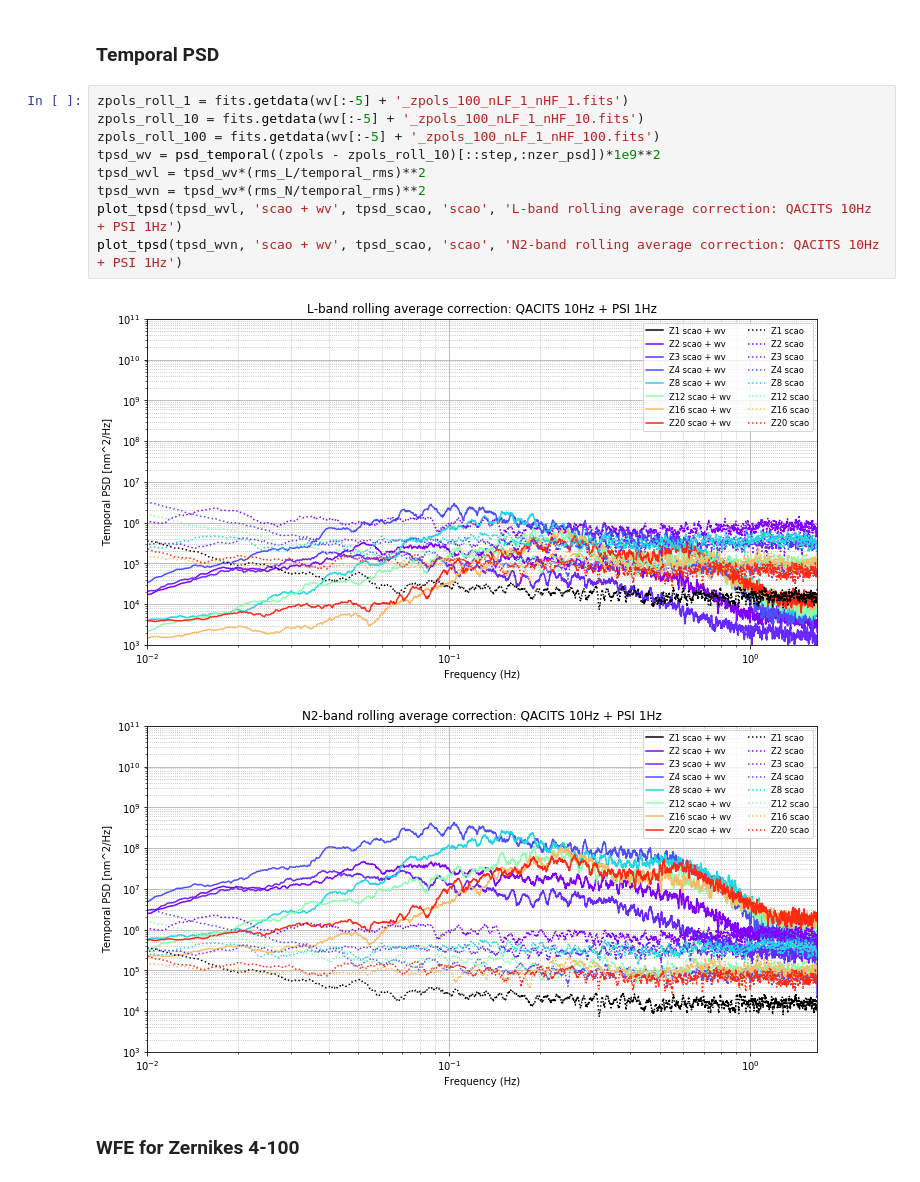
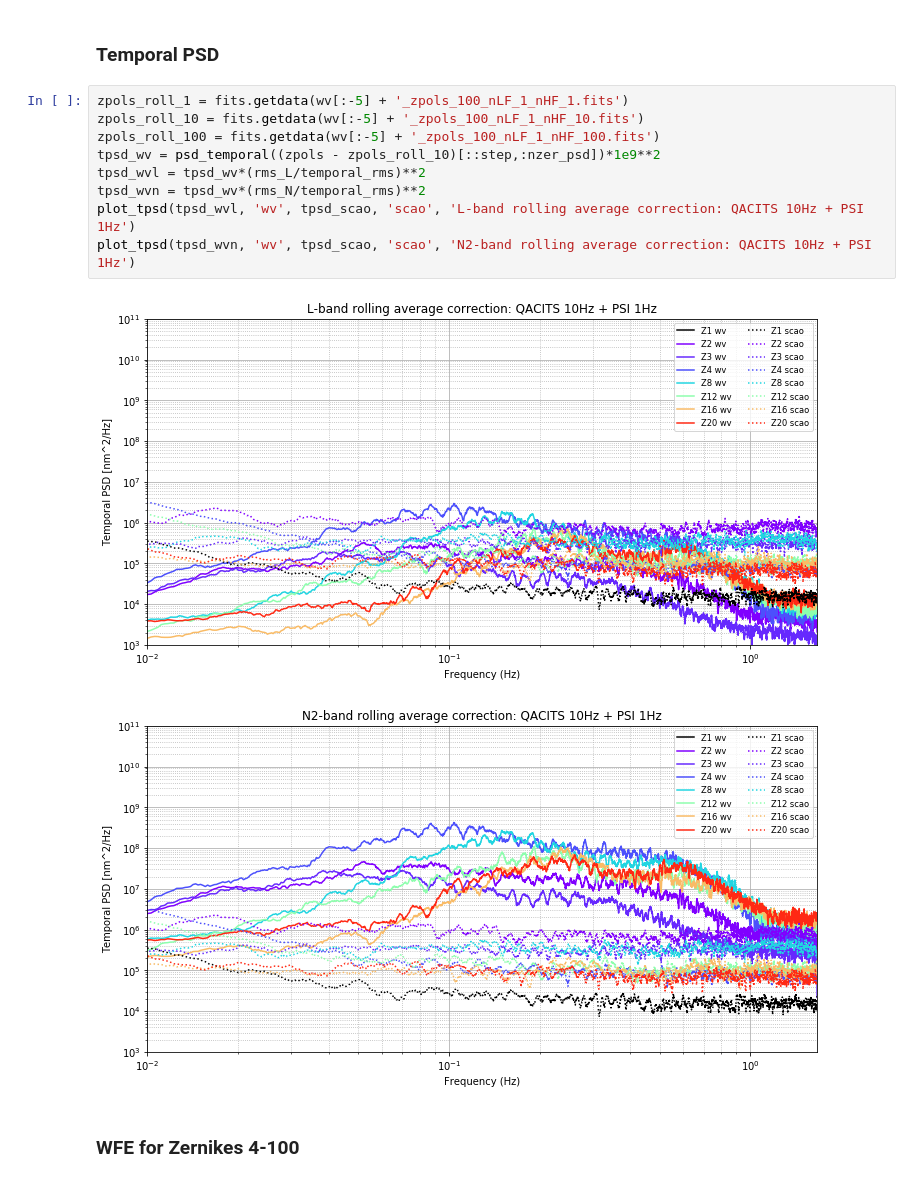
Before and after one commit to vortex-exoplanet/HEEPS, a Jupyter notebook: tools/water_vapor/closed_loop_control.ipynb, the cells around one changed output. Cells and saved outputs as stored; diff of their text form.

```diff
--- a/tools/water_vapor/closed_loop_control.ipynb
+++ b/tools/water_vapor/closed_loop_control.ipynb
@@ -205,15 +206,15 @@ getdata /mnt/disk4tb/METIS/METIS_CBASIC_CUBES/water_vapor/cube_Cbasic_20210601_3
 # %%
 zpols_roll_1 = fits.getdata(wv[:-5] + '_zpols_100_nLF_1_nHF_1.fits')
 zpols_roll_10 = fits.getdata(wv[:-5] + '_zpols_100_nLF_1_nHF_10.fits')
 zpols_roll_100 = fits.getdata(wv[:-5] + '_zpols_100_nLF_1_nHF_100.fits')
 tpsd_wv = psd_temporal((zpols - zpols_roll_10)[::step,:nzer_psd])*1e9**2
 tpsd_wvl = tpsd_wv*(rms_L/temporal_rms)**2
 tpsd_wvn = tpsd_wv*(rms_N/temporal_rms)**2
-plot_tpsd(tpsd_wvl, 'scao + wv', tpsd_scao, 'scao', 'L-band rolling average correction: QACITS 10Hz + PSI 1Hz')
-plot_tpsd(tpsd_wvn, 'scao + wv', tpsd_scao, 'scao', 'N2-band rolling average correction: QACITS 10Hz + PSI 1Hz')
+plot_tpsd(tpsd_wvl, 'wv', tpsd_scao, 'scao', 'L-band rolling average correction: QACITS 10Hz + PSI 1Hz')
+plot_tpsd(tpsd_wvn, 'wv', tpsd_scao, 'scao', 'N2-band rolling average correction: QACITS 10Hz + PSI 1Hz')
 # %% [output]
-[figure, old version]
+[figure, new version]
-[figure, old version]
+[figure, new version]
 # %% [markdown]
 ### WFE for Zernikes 4-100
 # %%
```
Also changed, not shown: parts of 14 cells of this notebook.
